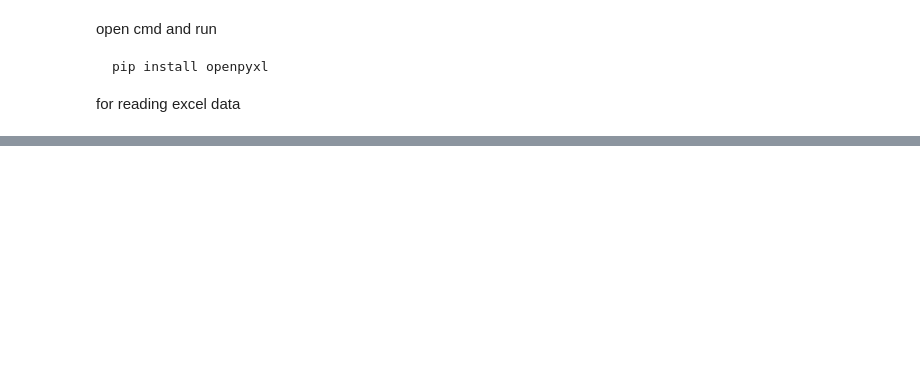
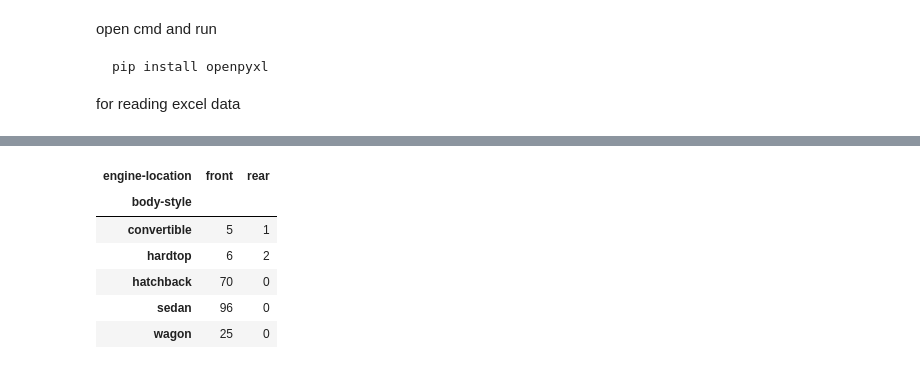
Before and after one commit to zaid-kamil/DP21PYDS5, a Jupyter notebook: data_science/eda.ipynb, the cells around one changed output, grey strips where cells are left out. Cells and saved outputs as stored; diff of their text form; code cells hidden in the pictures; blank space fills up the shorter version.

```diff
--- a/data_science/eda.ipynb
+++ b/data_science/eda.ipynb
@@ -130,0 +134,10 @@ pd.read_excel('dummy_rainfall.xlsx')
+# %%
+pd.crosstab(df['body-style'],df['engine-location'])
+# %% [output]
+| engine-location | front | rear |
+| body-style |  |  |
+| convertible | 5 | 1 |
+| hardtop | 6 | 2 |
+| hatchback | 70 | 0 |
+| sedan | 96 | 0 |
+| wagon | 25 | 0 |
```
Also changed, not shown: parts of 17 cells of this notebook, 2 other files.
